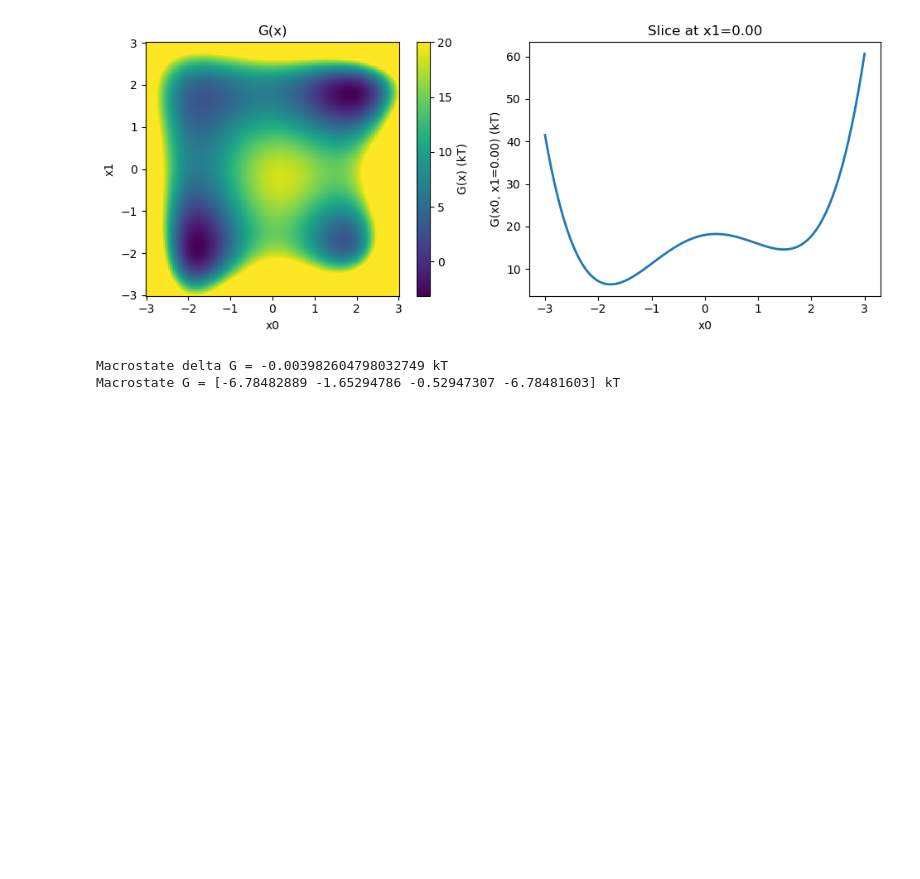
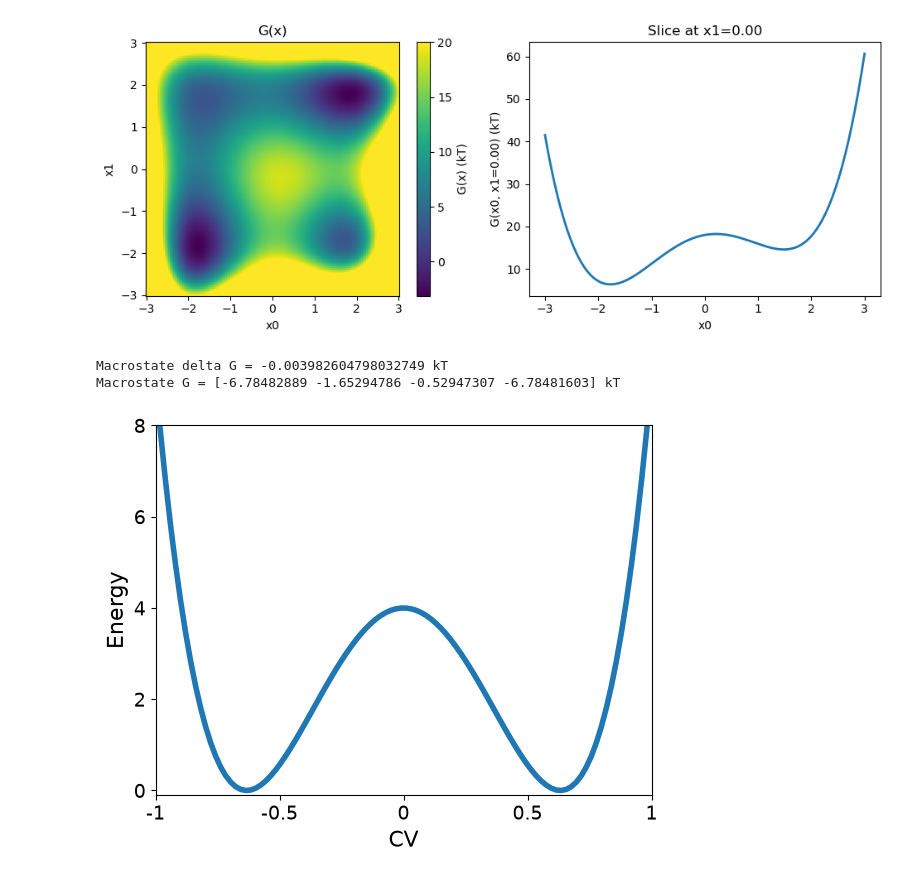
Before and after one commit to JonathanHB/sampling-methods-v4, a Jupyter notebook: plot_energy_landscapes.ipynb, the cells around one changed output. Drawn from its saved outputs; the diff is of its cells as text; code cells hidden in the pictures; blank space fills up the shorter version.

```diff
--- a/plot_energy_landscapes.ipynb
+++ b/plot_energy_landscapes.ipynb
@@ -206,3 +206,18 @@ print(f"Macrostate G = {macro_FE} kT")
 [figure]
 Macrostate delta G = -0.003982604798032749 kT
 Macrostate G = [-6.78482889 -1.65294786 -0.52947307 -6.78481603] kT
+# %%
+x = np.linspace(-1,1,100)
+y = 4*(2.5*x**2-1)**2
+plt.plot(x,y, linewidth = "4")
+
+plt.xlim(-1,1)
+plt.xticks((-1,-0.5,0,0.5,1),(-1,-0.5,0,0.5,1), fontsize=14)
+plt.ylim(-0.1,8)
+plt.yticks((0,2,4,6,8),(0,2,4,6,8), fontsize=14)
+
+plt.xlabel("CV", fontsize=16)
+plt.ylabel("Energy", fontsize=16)
+plt.savefig("figures/example_2_well_landscape.png", dpi=600)
+# %% [output]
+[figure, added]
```
Also changed, not shown: 3 other files.
